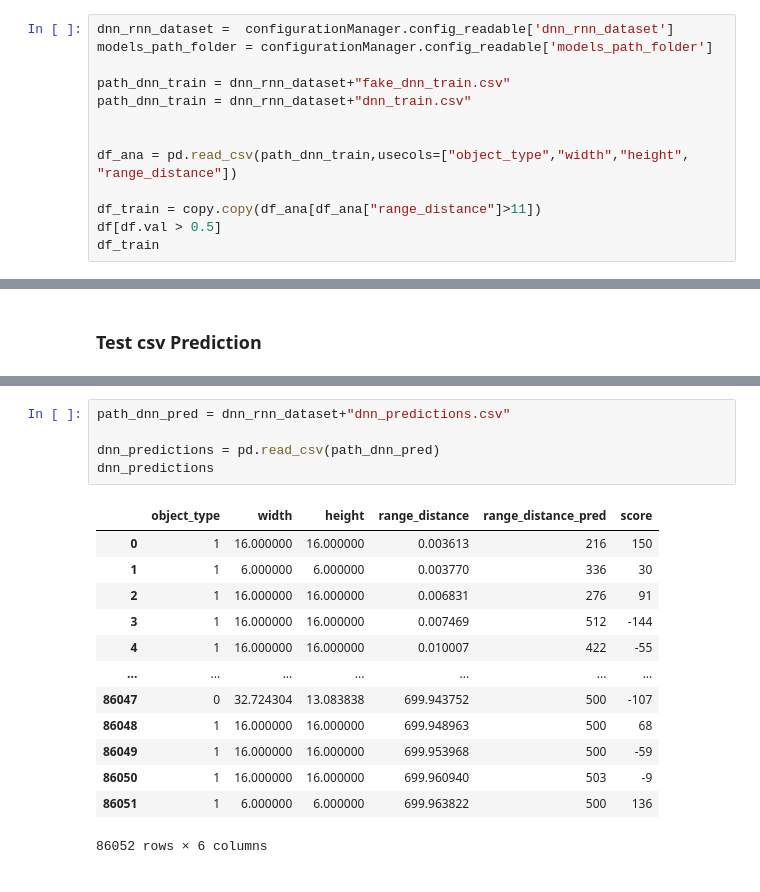
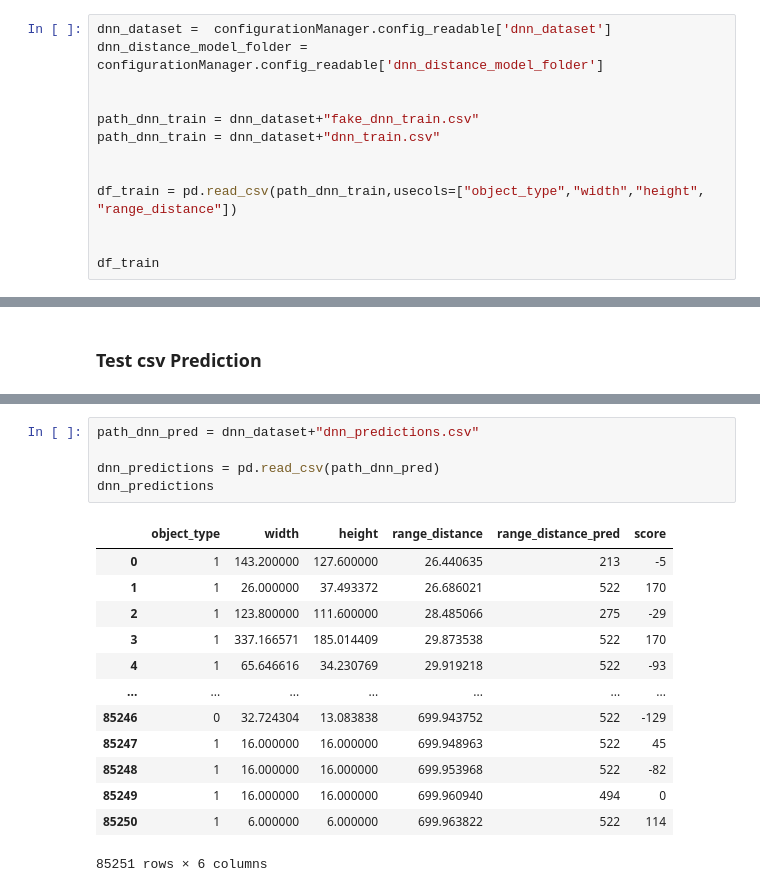
Before and after one commit to bulentsiyah/Mantis-Shrimp-Eye-s-Collision-Avoidance, a Jupyter notebook: dnn/DNN_Train_Prediction.ipynb, the cells around one changed output, grey strips where cells are left out. Drawn from its saved outputs; the diff is of its cells as text.

```diff
--- a/dnn/DNN_Train_Prediction.ipynb
+++ b/dnn/DNN_Train_Prediction.ipynb
@@ -36,17 +36,17 @@ configurationManager = ConfigurationManager()
 # %% [markdown]
 ## Preprocess
 # %%
-dnn_rnn_dataset =  configurationManager.config_readable['dnn_rnn_dataset']
-models_path_folder = configurationManager.config_readable['models_path_folder']
-
-path_dnn_train = dnn_rnn_dataset+"fake_dnn_train.csv"
-path_dnn_train = dnn_rnn_dataset+"dnn_train.csv"
+dnn_dataset =  configurationManager.config_readable['dnn_dataset']
+dnn_distance_model_folder = configurationManager.config_readable['dnn_distance_model_folder']
 
 
-df_ana = pd.read_csv(path_dnn_train,usecols=["object_type","width","height", "range_distance"])
+path_dnn_train = dnn_dataset+"fake_dnn_train.csv"
+path_dnn_train = dnn_dataset+"dnn_train.csv"
 
-df_train = copy.copy(df_ana[df_ana["range_distance"]>11])
-df[df.val > 0.5]
+
+df_train = pd.read_csv(path_dnn_train,usecols=["object_type","width","height", "range_distance"])
+
+
 df_train
 # %% [output]
 |  | object_type | width | height | range_distance |
@@ -518,23 +521,23 @@ max        607.000000
 Name: range_distance_pred, dtype: float64
 # %%
-path_dnn_pred = dnn_rnn_dataset+"dnn_predictions.csv"
+path_dnn_pred = dnn_dataset+"dnn_predictions.csv"
 
 dnn_predictions = pd.read_csv(path_dnn_pred)
 dnn_predictions
 # %% [output]
 |  | object_type | width | height | range_distance | range_distance_pred | score |
-| 0 | 1 | 16.000000 | 16.000000 | 0.003613 | 216 | 150 |
-| 1 | 1 | 6.000000 | 6.000000 | 0.003770 | 336 | 30 |
-| 2 | 1 | 16.000000 | 16.000000 | 0.006831 | 276 | 91 |
-| 3 | 1 | 16.000000 | 16.000000 | 0.007469 | 512 | -144 |
-| 4 | 1 | 16.000000 | 16.000000 | 0.010007 | 422 | -55 |
+| 0 | 1 | 143.200000 | 127.600000 | 26.440635 | 213 | -5 |
+| 1 | 1 | 26.000000 | 37.493372 | 26.686021 | 522 | 170 |
+| 2 | 1 | 123.800000 | 111.600000 | 28.485066 | 275 | -29 |
+| 3 | 1 | 337.166571 | 185.014409 | 29.873538 | 522 | 170 |
+| 4 | 1 | 65.646616 | 34.230769 | 29.919218 | 522 | -93 |
 | ... | ... | ... | ... | ... | ... | ... |
-| 86047 | 0 | 32.724304 | 13.083838 | 699.943752 | 500 | -107 |
-| 86048 | 1 | 16.000000 | 16.000000 | 699.948963 | 500 | 68 |
-| 86049 | 1 | 16.000000 | 16.000000 | 699.953968 | 500 | -59 |
-| 86050 | 1 | 16.000000 | 16.000000 | 699.960940 | 503 | -9 |
-| 86051 | 1 | 6.000000 | 6.000000 | 699.963822 | 500 | 136 |
+| 85246 | 0 | 32.724304 | 13.083838 | 699.943752 | 522 | -129 |
+| 85247 | 1 | 16.000000 | 16.000000 | 699.948963 | 522 | 45 |
+| 85248 | 1 | 16.000000 | 16.000000 | 699.953968 | 522 | -82 |
+| 85249 | 1 | 16.000000 | 16.000000 | 699.960940 | 494 | 0 |
+| 85250 | 1 | 6.000000 | 6.000000 | 699.963822 | 522 | 114 |
-86052 rows × 6 columns
+85251 rows × 6 columns
 # %%
 import matplotlib.pyplot as plt
 fig, ax = plt.subplots()
```
Also changed, not shown: parts of 14 cells of this notebook, 8 other files.
